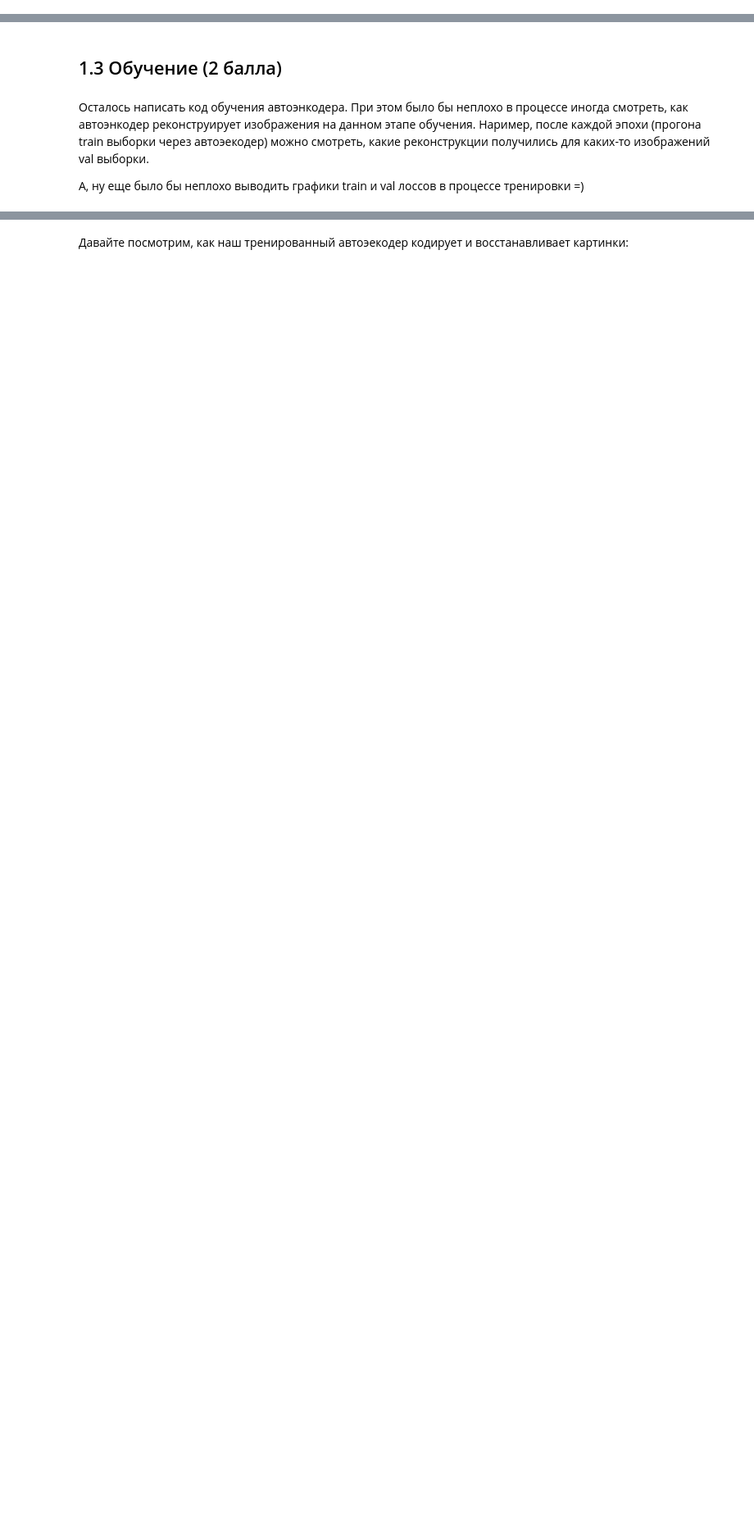
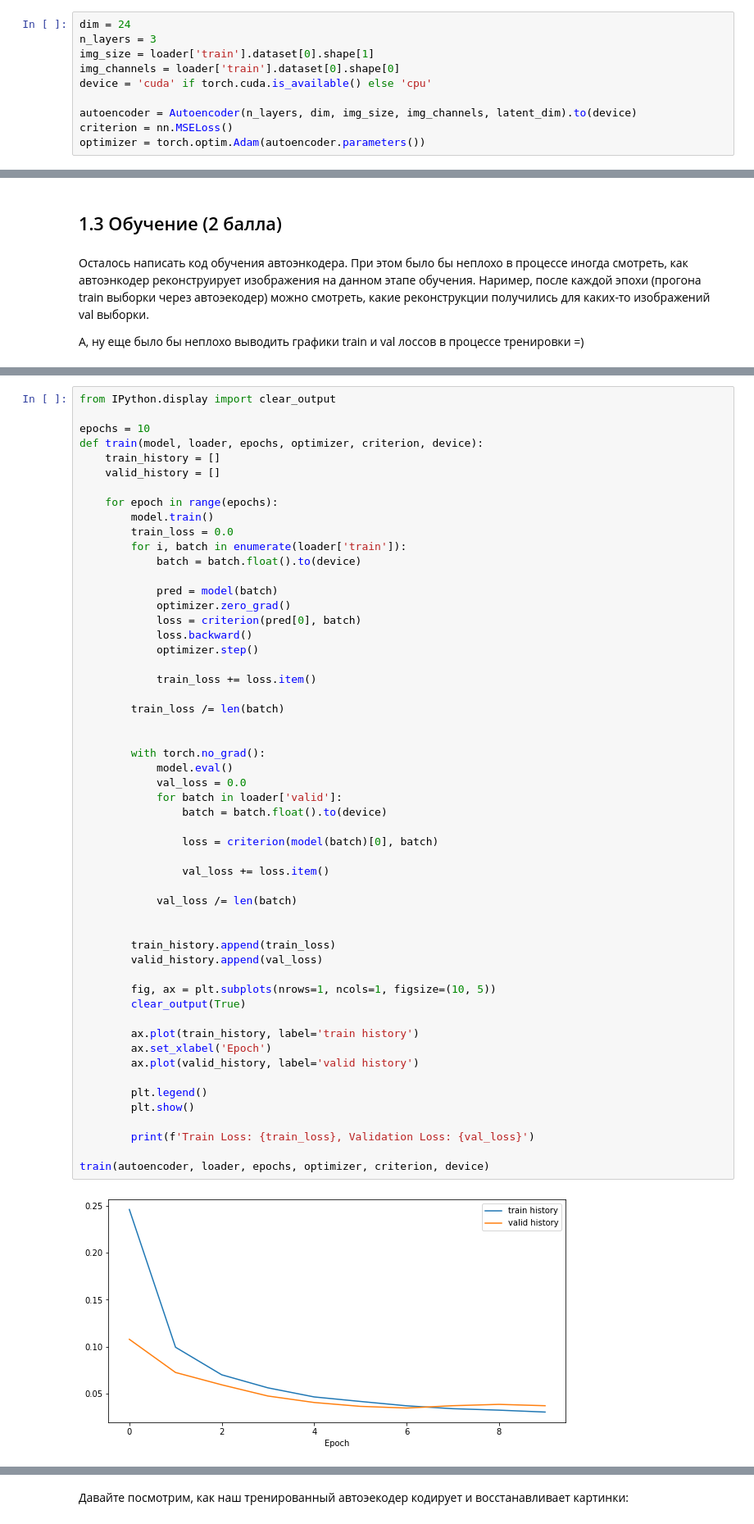
Before and after one commit to TheSameMan/Deep-Learning-1-2021-, a Jupyter notebook: Генеративные модели и автоэнкодеры/[homework]autoencoders.ipynb, the cells around one changed output, grey strips where cells are left out. Shown at 82% size. Cells and saved outputs as stored; diff of their text form; blank space fills up the shorter version.

```diff
--- a/Генеративные модели и автоэнкодеры/[homework]autoencoders.ipynb
+++ b/Генеративные модели и автоэнкодеры/[homework]autoencoders.ipynb
@@ -121,0 +199,10 @@ optimizer = <Ваш любимый оптимизатор>
+# %%
+dim = 24
+n_layers = 3
+img_size = loader['train'].dataset[0].shape[1]
+img_channels = loader['train'].dataset[0].shape[0]
+device = 'cuda' if torch.cuda.is_available() else 'cpu'
+
+autoencoder = Autoencoder(n_layers, dim, img_size, img_channels, latent_dim).to(device)
+criterion = nn.MSELoss()
+optimizer = torch.optim.Adam(autoencoder.parameters())
@@ -129,0 +243,56 @@ optimizer = <Ваш любимый оптимизатор>
+# %%
+from IPython.display import clear_output
+
+epochs = 10
+def train(model, loader, epochs, optimizer, criterion, device):
+    train_history = []
+    valid_history = []
+
+    for epoch in range(epochs):
+        model.train()
+        train_loss = 0.0
+        for i, batch in enumerate(loader['train']):
+            batch = batch.float().to(device)
+
+            pred = model(batch)
+            optimizer.zero_grad()
+            loss = criterion(pred[0], batch)
+            loss.backward()
+            optimizer.step()
+
+            train_loss += loss.item()
+
+        train_loss /= len(batch)
+
+
+        with torch.no_grad():
+            model.eval()
+            val_loss = 0.0
+            for batch in loader['valid']:
+                batch = batch.float().to(device)
+
+                loss = criterion(model(batch)[0], batch)
+
+                val_loss += loss.item()
+
+            val_loss /= len(batch)
+
+
+        train_history.append(train_loss)
+        valid_history.append(val_loss)
+
+        fig, ax = plt.subplots(nrows=1, ncols=1, figsize=(10, 5))
+        clear_output(True)
+
+        ax.plot(train_history, label='train history')
+        ax.set_xlabel('Epoch')
+        ax.plot(valid_history, label='valid history')
+
+        plt.legend()
+        plt.show()
+
+        print(f'Train Loss: {train_loss}, Validation Loss: {val_loss}')
+
+train(autoencoder, loader, epochs, optimizer, criterion, device)
+# %% [output]
+[figure, added]
```
Also changed, not shown: parts of 55 cells of this notebook.
